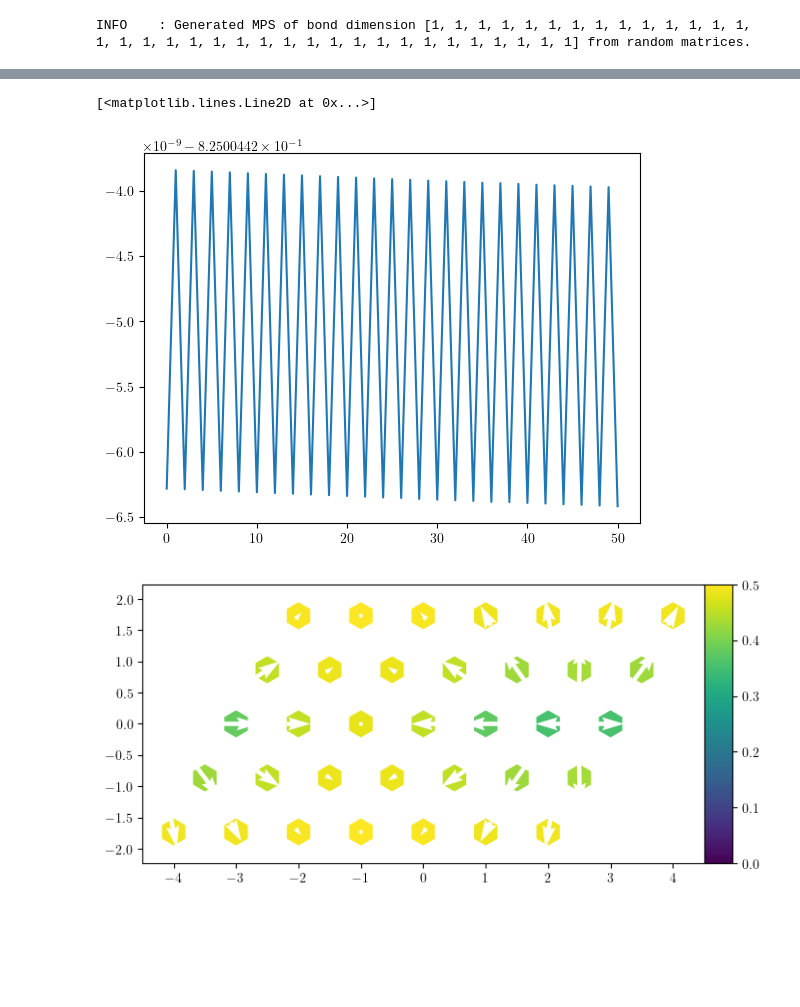
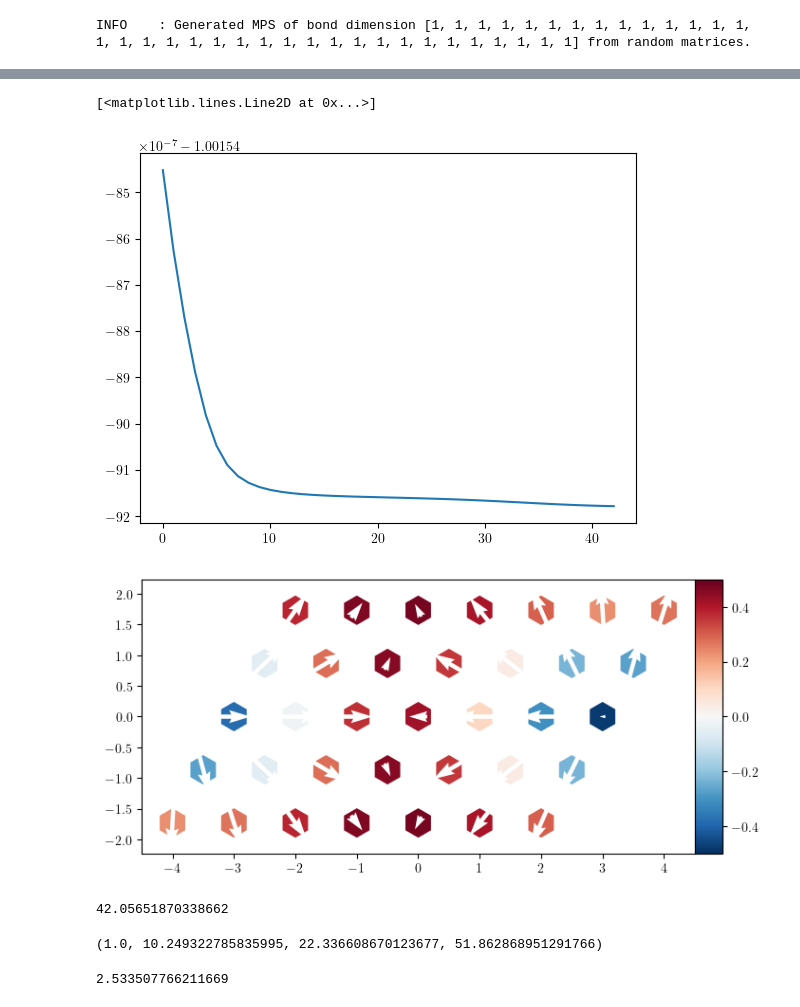
Before and after one commit to hallerinos/tenpy_playground, a Jupyter notebook: check_convergence.ipynb, the cells around one changed output, grey strips where cells are left out. Saved outputs shown, nothing was run; the diff lists cells and outputs as text; code cells hidden in the pictures; blank space fills up the shorter version.

```diff
--- a/check_convergence.ipynb
+++ b/check_convergence.ipynb
@@ -27,6 +28,8 @@ logging.config.dictConfig(conf)
 pwd = '/Users/andreas/gits/skyrmion_liquid/'
 with open(f'{pwd}cm_triangular.yml', 'r') as f:
     sim = yaml.safe_load(f)
+sim['model_params']['Bz'] = -0.2
+# sim['model_params']['Bz'] = -0.822
 M = chiral_magnet(sim['model_params'])
 dmrg_params = sim['algorithm_params']
 # %% [output]
@@ -41,16 +45,22 @@ INFO    : chiral_magnet: reading 'D'=[0.0, 0.0, 1.0]
 INFO    : chiral_magnet: reading 'bc_classical'=True
 # %%
 sites = M.lat.mps_sites()
-psi = MPS.from_desired_bond_dimension(sites, 1, bc='infinite')
+psi = MPS.from_desired_bond_dimension(sites, 1, bc=sim['model_params']['bc_MPS'])
 # %% [output]
 INFO    : Generated MPS of bond dimension [1, 1, 1, 1, 1, 1, 1, 1, 1, 1, 1, 1, 1, 1, 1, 1, 1, 1, 1, 1, 1, 1, 1, 1, 1, 1, 1, 1, 1, 1, 1, 1, 1, 1, 1] from random matrices.
 # %%
-dmrg_params['trunc_params']['chi_max'] = 128
+dmrg_params['trunc_params']['chi_max'] = 32
 dmrg_params['max_sweeps'] = 100
-dmrg_params['max_E_err'] = 1e-8
-dmrg_params['max_S_err'] = 1e-3
-eng = dmrg.SingleSiteDMRGEngine(psi, M, dmrg_params)
-# info = dmrg.run(psi, M, dmrg_params)
-E, psi = eng.run()
-psi.canonical_form()
+dmrg_params['max_E_err'] = 1e-6
+dmrg_params['max_S_err'] = 1e-5
+dmrg_params['active_sites'] = 1
+
+# mpo = M.calc_H_MPO()
+# mpo.apply(psi, {'compression_method':'SVD', 'trunc_params':{'chi_max':dmrg_params['trunc_params']['chi_max']}})
+# mpo.apply(psi, {'compression_method':'SVD', 'trunc_params':{'chi_max':dmrg_params['trunc_params']['chi_max']}})
+# mpo.apply(psi, {'compression_method':'SVD', 'trunc_params':{'chi_max':dmrg_params['trunc_params']['chi_max']}})
+# psi.canonical_form()
+# eng = dmrg.SingleSiteDMRGEngine(psi, M, dmrg_params)
+info = dmrg.run(psi, M, dmrg_params)
+# E, psi = eng.run()
 # %% [output]
@@ -93,10 +101,19 @@ INFO    : Running sweep with optimization
 # %%
-plt.plot(info['sweep_statistics']['E'][50:])
+plt.plot(info['sweep_statistics']['E'][10:])
 # %% [output]
 [<matplotlib.lines.Line2D at 0x...>]
-[figure, old version]
+[figure, new version]
 # %%
-Sx,Sy,Sz = [psi.expectation_value(f'S{i}') for i in 'xyz']
+import copy
+psic = copy.deepcopy(psi)
+
+# i = 4
+# pos = 2 + 5*(i-1)
+# psic.apply_local_op(pos,"Sp",unitary=True,understood_infinite=True)
+# psic.apply_local_op(pos,"Sm",unitary=True,understood_infinite=True)
+# psic.canonical_form_infinite1()
+
+Sx,Sy,Sz = [psic.expectation_value(f'S{i}') for i in 'xyz']
 
 lat = M.lat
 pos = np.asarray([lat.position(lat.mps2lat_idx(i)) for i in range(psi.L)])
@@ -113,7 +130,7 @@ df['S'] = (Sx**2+Sy**2+Sz**2)**0.5
 
 fig, ax = plt.subplots(1,1)
 
-imag = ax.scatter(df['x'], df['y'], marker='h', edgecolor='None', s=410, cmap='viridis', c=df['S'], vmin=0, vmax=0.5)
+imag = ax.scatter(df['x'], df['y'], marker='h', edgecolor='None', s=500, cmap='RdBu_r', c=df['S_z'], vmin=-0.5, vmax=0.5)
 ax.quiver(df['x'], df['y'], df['S_x'], df['S_y'], units='xy', width=0.07, scale=0.5, pivot='middle', color='white')
 ax.set_aspect('equal')
 # ax.set_title(title)
@@ -136,4 +153,30 @@ ax.set_ylim([min(df['y'])-0.5, max(df['y'])+0.5])
 plt.tight_layout()
 plt.show()
 # %% [output]
-[figure, old version]
+[figure, new version]
+# %%
+psi.correlation_length()
+# %% [output]
+42.05651870338662
+# %%
+'Bz', 8, 16, 32, 64
+1.10, 7.104715923647071, 18.729321953822396, 40.546592006127476, 93.12263706470813
+1.09, 5.732758355717317,
+1.08, 5.81521919303581,
+1.07, 5.846643768967938,
+1.06, 8.239652815496937,
+1.05, 8.282054362587377,
+1.04, 8.32412370278847,
+1.03, 9.910531234326305, 22.19791960805098, 51.245699148686455
+1.02, 10.011916941333121, 22.238881709382838, 51.42607677674843
+1.01, 8.444475702846196, 22.262383865099387, 51.6895412187837
+1.00, 10.249322785835995, 22.336608670123677, 51.862868951291766
+# %% [output]
+(1.0, 10.249322785835995, 22.336608670123677, 51.862868951291766)
+# %%
+16.786754927621395/5.694804577720066
+38.370857178069976/16.786754927621395
+# 20.928301551720914/8.464997714560772
+53.02201451490466/20.928301551720914
+# %% [output]
+2.533507766211669
```
Also changed, not shown: parts of 5 cells of this notebook, 32 other files.
